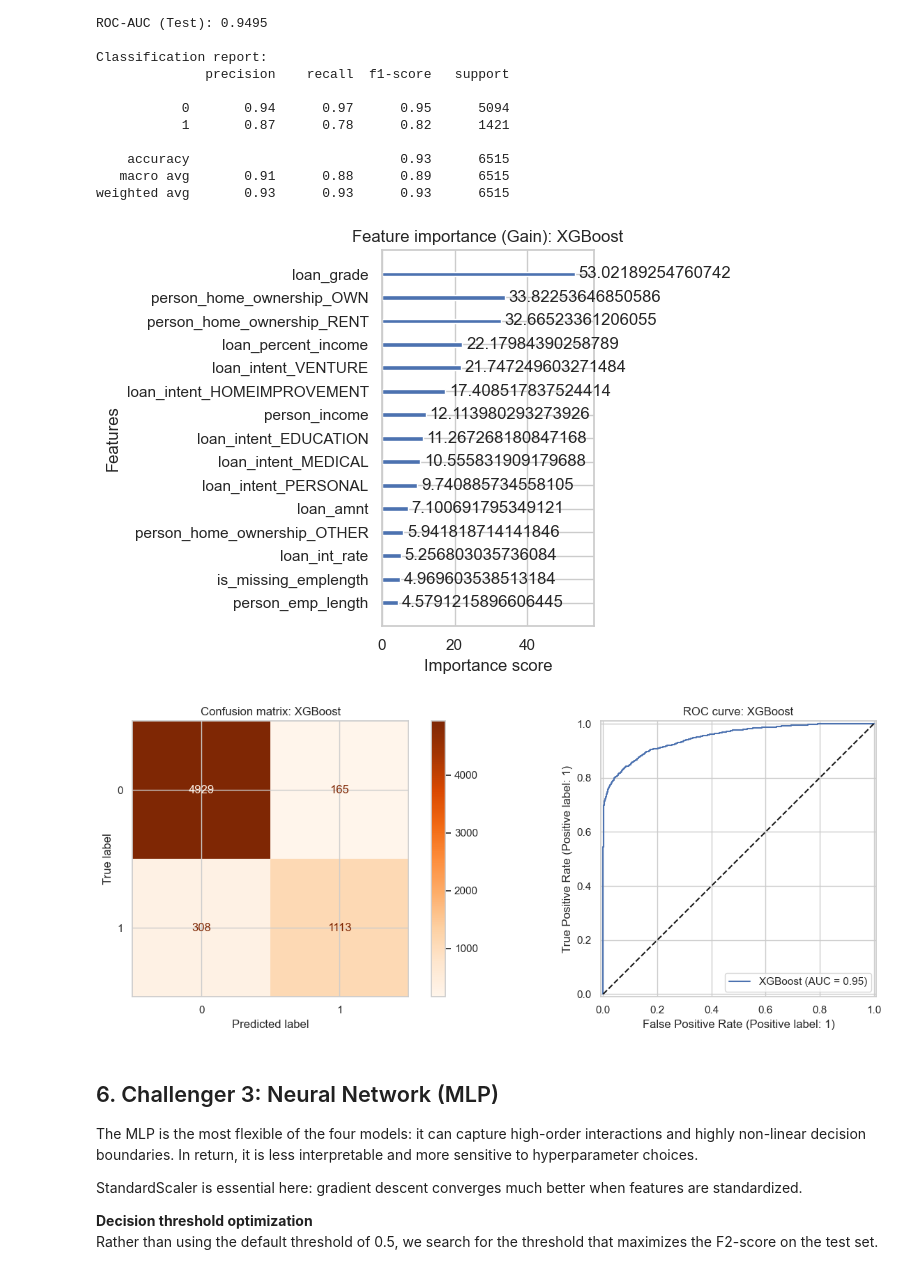
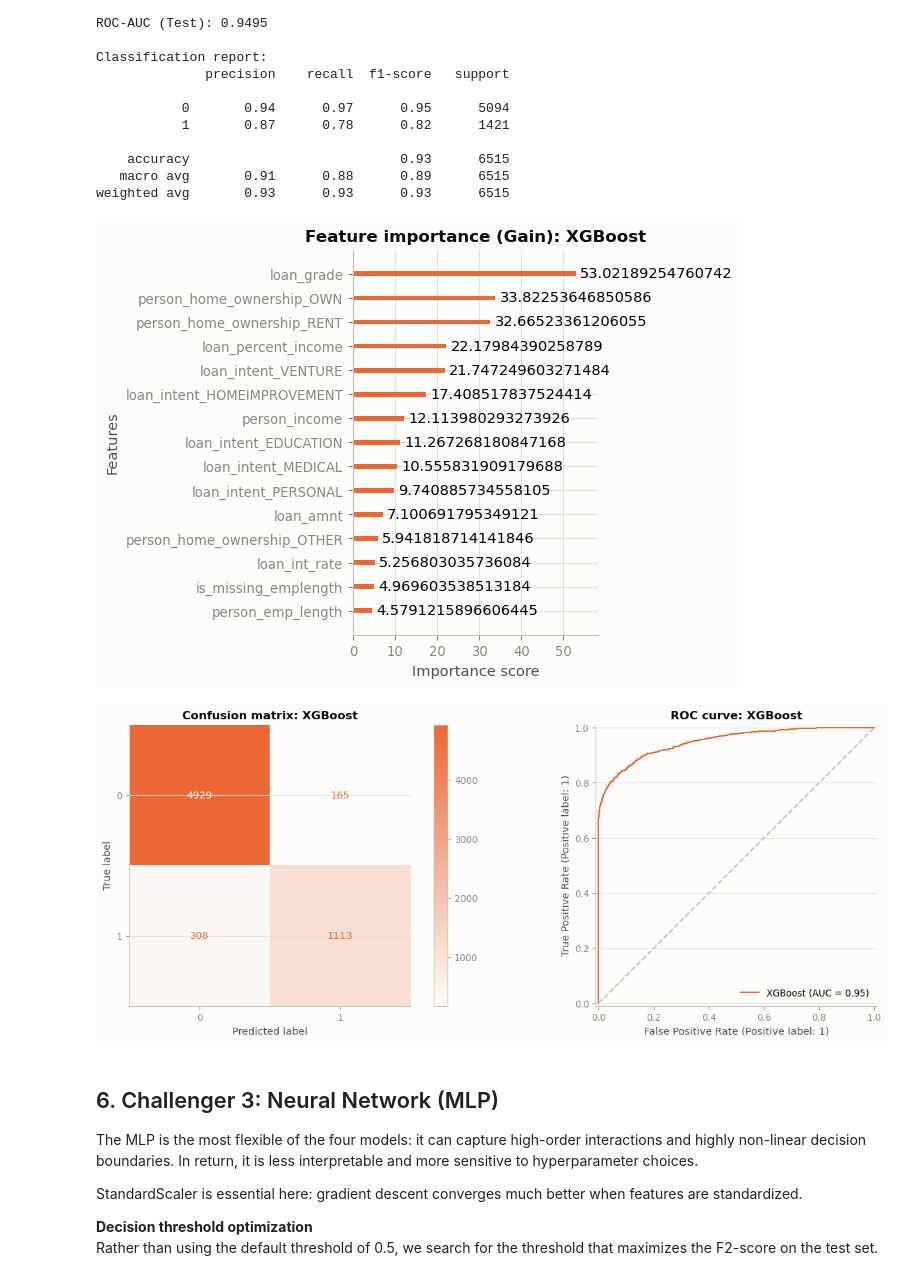
Before and after one commit to RedaAllab/credit-risk-classification, a Jupyter notebook: notebooks/credit_risk_modeling_en.ipynb, the cells around one changed output. Saved outputs shown, nothing was run; the diff lists cells and outputs as text; code cells hidden in the pictures.

```diff
--- a/notebooks/credit_risk_modeling_en.ipynb
+++ b/notebooks/credit_risk_modeling_en.ipynb
@@ -42,9 +42,12 @@ from sklearn.metrics import (
 
 from src.preprocessing import load_dataset, clean_dataset, encode_features, split_features_target
 from src.evaluation import find_best_f2_threshold, plot_confusion_and_roc
+from src.style import (
+    set_style, BLUE, RED, MODEL_COLORS, MODEL_SEQUENTIAL, DIVERGING_BLUE_RED, AXIS_LINE,
+)
 
 RANDOM_STATE = 42
-sns.set_theme(style='whitegrid')
+set_style()
 # %% [markdown]
 ## 2. Preprocessing
 
@@ -366,16 +371,18 @@ weighted avg       0.93      0.93      0.93      6515
 # %%
 xgb.plot_importance(
     best_xgb, max_num_features=15,
-    importance_type='gain', title='Feature importance (Gain): XGBoost'
+    importance_type='gain', title='Feature importance (Gain): XGBoost',
+    color=MODEL_COLORS['XGBoost']
 )
 plt.tight_layout()
 plt.show()
 
-plot_confusion_and_roc(y_test, y_pred_xgb, y_proba_xgb, 'XGBoost', cmap='Oranges')
+plot_confusion_and_roc(y_test, y_pred_xgb, y_proba_xgb, 'XGBoost',
+                       cmap=MODEL_SEQUENTIAL['XGBoost'], line_color=MODEL_COLORS['XGBoost'])
 plt.show()
 # %% [output]
-[figure, old version]
+[figure, new version]
-[figure, old version]
+[figure, new version]
 # %% [markdown]
 ## 6. Challenger 3: Neural Network (MLP)
 
```
Also changed, not shown: parts of 8 cells of this notebook, 5 other files.
